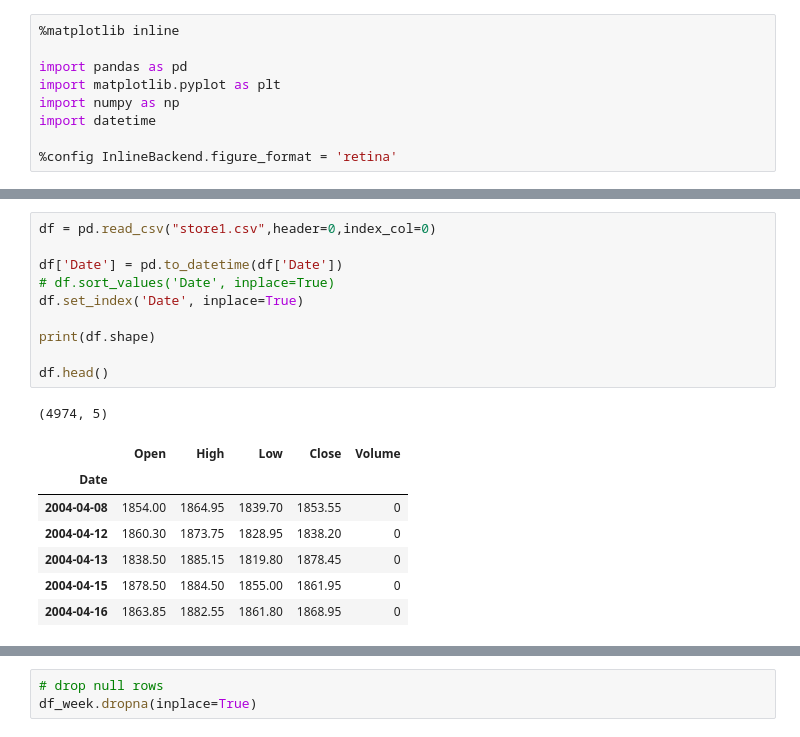
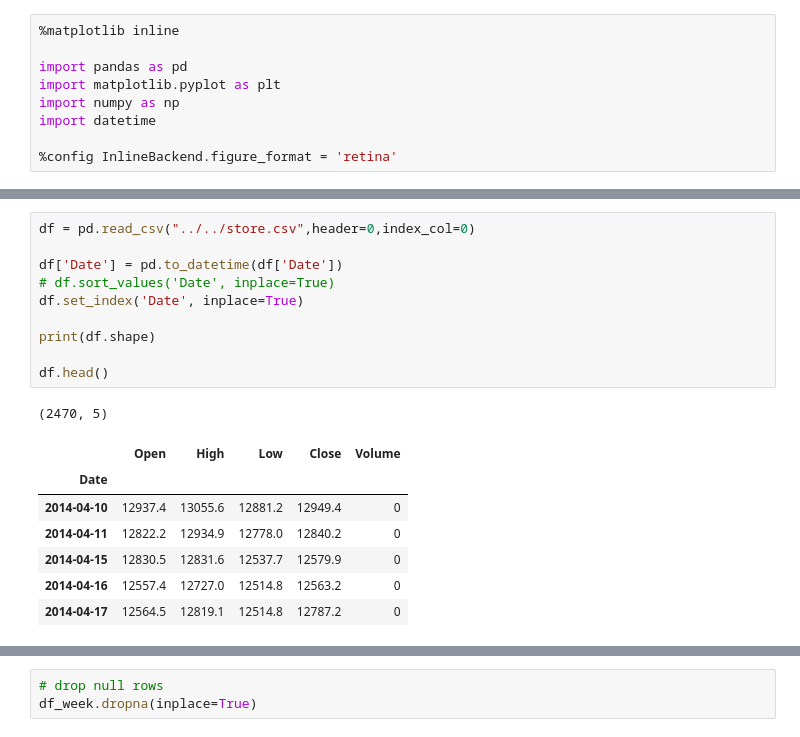
Before and after one commit to bit-mystic/Algo_Trading, a Jupyter notebook: Testings/ARIMA/arima_model.ipynb, the cells around one changed output, grey strips where cells are left out. Saved outputs shown, nothing was run; the diff lists cells and outputs as text.

```diff
--- a/Testings/ARIMA/arima_model.ipynb
+++ b/Testings/ARIMA/arima_model.ipynb
@@ -25,19 +10,19 @@ In this section we'll read some ten years' worth of AAPL stock data into a Panda
 # %%
-df = pd.read_csv("store1.csv",header=0,index_col=0)
+df = pd.read_csv("../../store.csv",header=0,index_col=0)
 
 df['Date'] = pd.to_datetime(df['Date'])
 # df.sort_values('Date', inplace=True)
 df.set_index('Date', inplace=True)
 
 print(df.shape)
 
 df.head()
 # %% [output]
-(4974, 5)
+(2470, 5)
 |  | Open | High | Low | Close | Volume |
 | Date |  |  |  |  |  |
-| 2004-04-08 | 1854.00 | 1864.95 | 1839.70 | 1853.55 | 0 |
-| 2004-04-12 | 1860.30 | 1873.75 | 1828.95 | 1838.20 | 0 |
-| 2004-04-13 | 1838.50 | 1885.15 | 1819.80 | 1878.45 | 0 |
-| 2004-04-15 | 1878.50 | 1884.50 | 1855.00 | 1861.95 | 0 |
-| 2004-04-16 | 1863.85 | 1882.55 | 1861.80 | 1868.95 | 0 |
+| 2014-04-10 | 12937.4 | 13055.6 | 12881.2 | 12949.4 | 0 |
+| 2014-04-11 | 12822.2 | 12934.9 | 12778.0 | 12840.2 | 0 |
+| 2014-04-15 | 12830.5 | 12831.6 | 12537.7 | 12579.9 | 0 |
+| 2014-04-16 | 12557.4 | 12727.0 | 12514.8 | 12563.2 | 0 |
+| 2014-04-17 | 12564.5 | 12819.1 | 12514.8 | 12787.2 | 0 |
```
Also changed, not shown: parts of 22 cells of this notebook.
